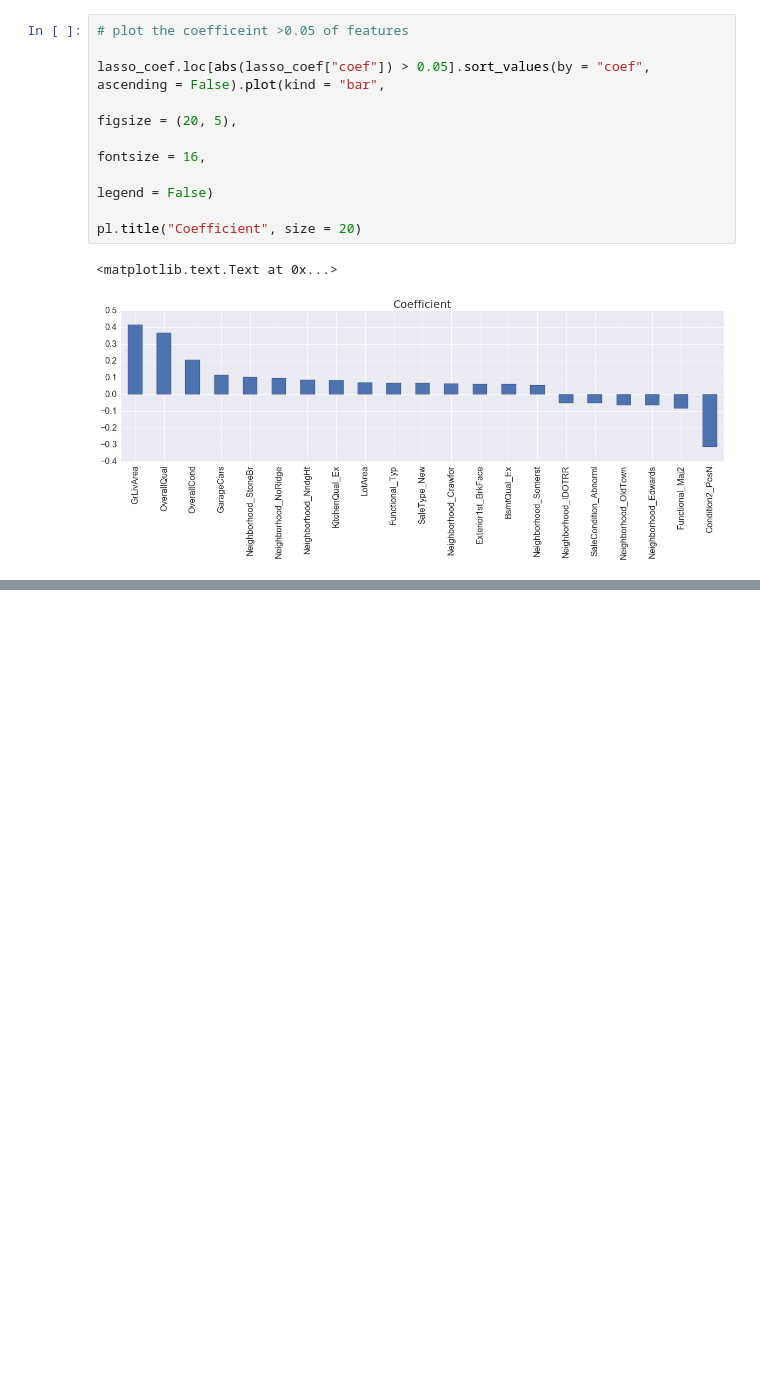
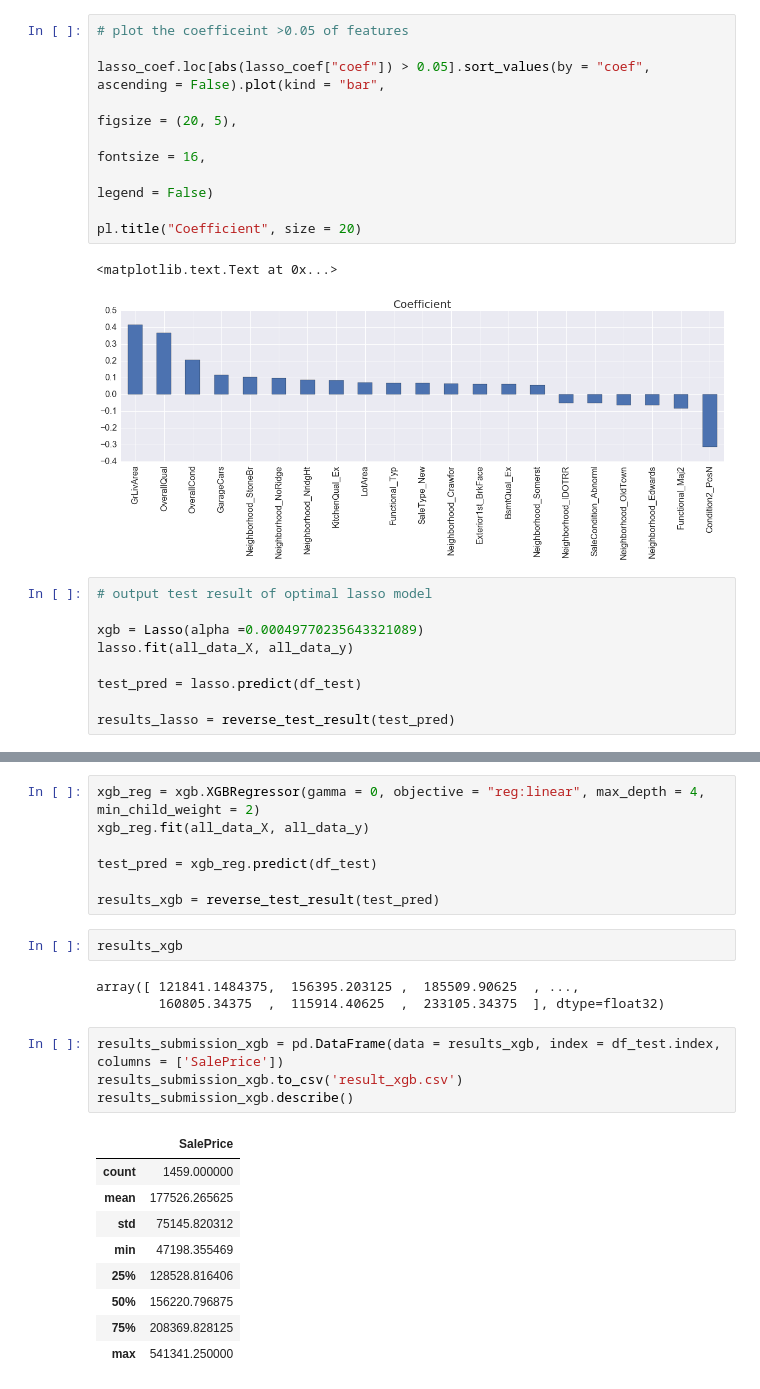
Before and after one commit to YashiKate/house_price, a Jupyter notebook: house_price_Yan.ipynb, the cells around one changed output, grey strips where cells are left out. Cells and saved outputs as stored; diff of their text form; blank space fills up the shorter version.

```diff
--- a/house_price_Yan.ipynb
+++ b/house_price_Yan.ipynb
@@ -988,3 +1062,12 @@ pl.title("Coefficient", size = 20)
 # %% [output]
 <matplotlib.text.Text at 0x...>
 [figure]
+# %%
+# output test result of optimal lasso model
+
+xgb = Lasso(alpha =0.00049770235643321089)
+lasso.fit(all_data_X, all_data_y)
+
+test_pred = lasso.predict(df_test)
+
+results_lasso = reverse_test_result(test_pred)
@@ -990,0 +1095,26 @@ pl.title("Coefficient", size = 20)
+# %%
+xgb_reg = xgb.XGBRegressor(gamma = 0, objective = "reg:linear", max_depth = 4, min_child_weight = 2)
+xgb_reg.fit(all_data_X, all_data_y)
+
+test_pred = xgb_reg.predict(df_test)
+
+results_xgb = reverse_test_result(test_pred)
+# %%
+results_xgb
+# %% [output]
+array([ 121841.1484375,  156395.203125 ,  185509.90625  , ...,
+        160805.34375  ,  115914.40625  ,  233105.34375  ], dtype=float32)
+# %%
+results_submission_xgb = pd.DataFrame(data = results_xgb, index = df_test.index, columns = ['SalePrice'])
+results_submission_xgb.to_csv('result_xgb.csv')
+results_submission_xgb.describe()
+# %% [output]
+|  | SalePrice |
+| count | 1459.000000 |
+| mean | 177526.265625 |
+| std | 75145.820312 |
+| min | 47198.355469 |
+| 25% | 128528.816406 |
+| 50% | 156220.796875 |
+| 75% | 208369.828125 |
+| max | 541341.250000 |
```
Also changed, not shown: parts of 16 cells of this notebook.
